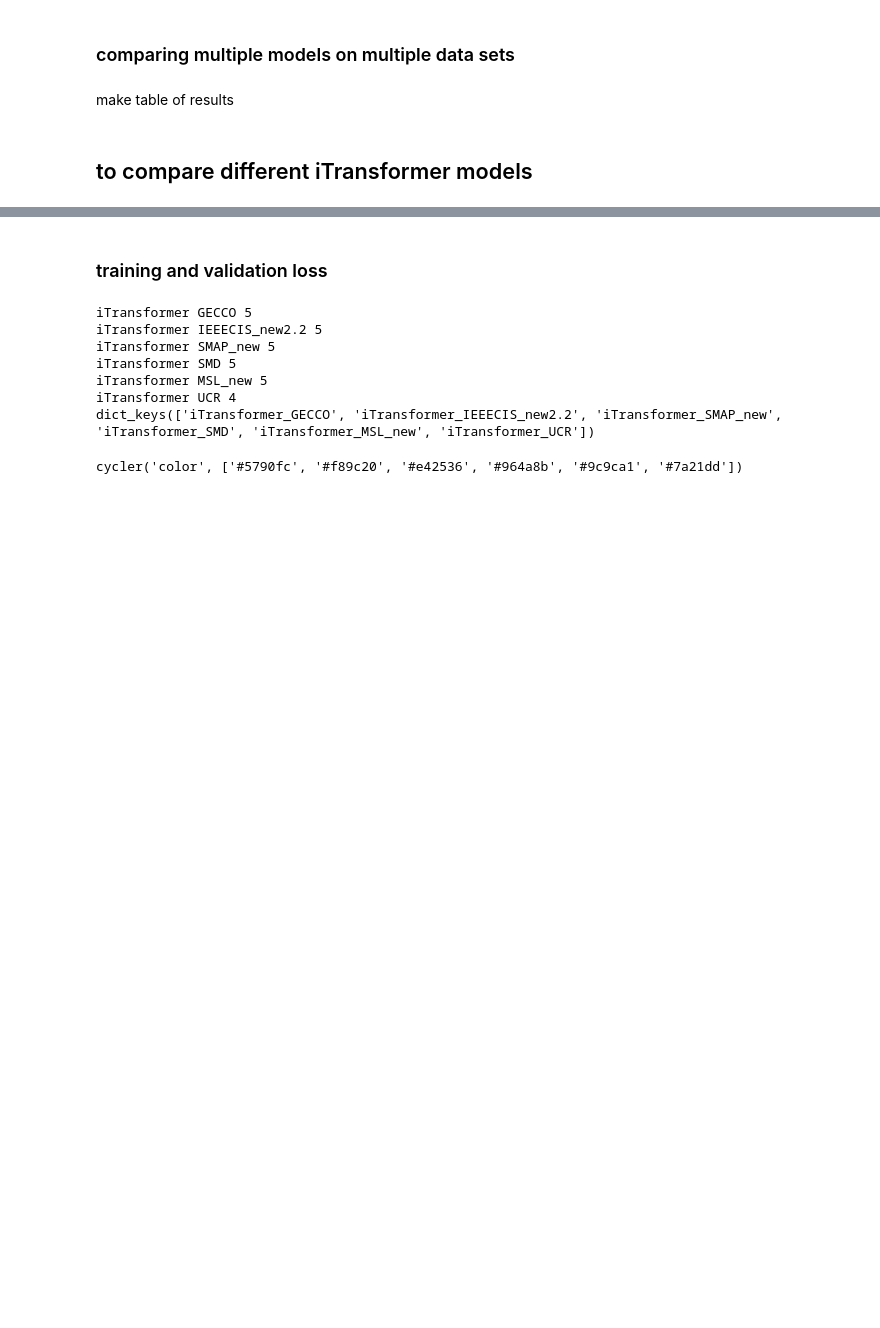
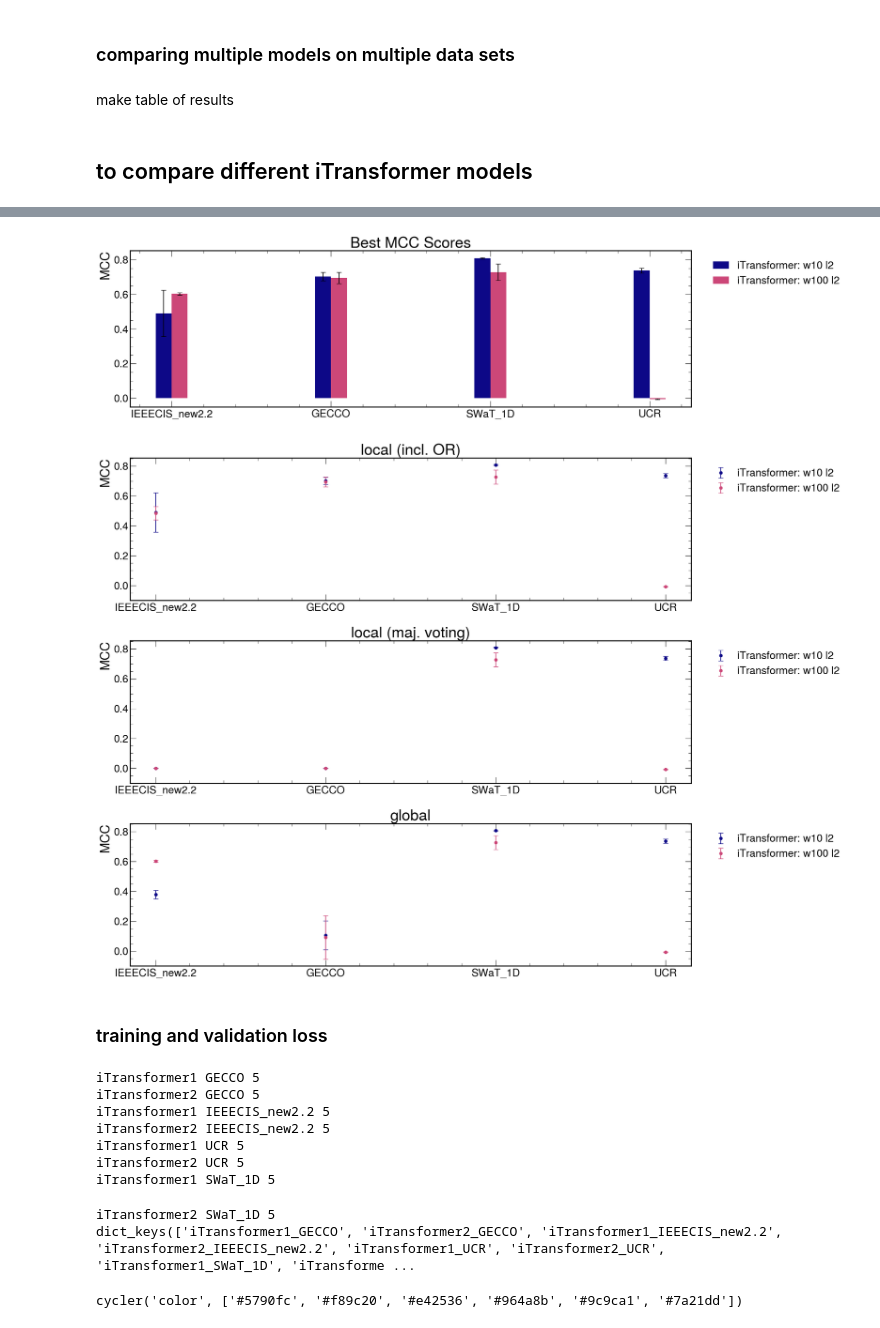
Before and after one commit to PedroKochinski/TSAD_from_laurab222, a Jupyter notebook: visualise.ipynb, the cells around one changed output, grey strips where cells are left out. Cells and saved outputs as stored; diff of their text form; code cells hidden in the pictures; blank space fills up the shorter version.

```diff
--- a/visualise.ipynb
+++ b/visualise.ipynb
@@ -1666,22 +1759,25 @@ def plot_best_MSE_mean_std(results, datasets, models, metric='test loss', name=N
 # %%
 modes = ['local (incl. OR)', 'local (maj. voting)', 'global']
 # %%
-data3 = ['IEEECIS_new2.2', 'GECCO',  'SMD', 'SMAP_new', 'MSL_new', 'UCR']
+data3 = ['IEEECIS_new2.2', 'GECCO', 'SWaT_1D', 'UCR']
 # ['ATLAS_TS', 'IEEECIS_new2.2', 'GECCO6', 'SMD', 'SMAP_new', 'MSL_new', 'SWaT', 'UCR'] #'ATLAS_TS',
-models3 = ['iTransformer3', 'iTransformer4', 'TranAD']  #, 'MAD_GAN', 'OmniAnomaly', 'LSTM_AE', 'DAGMM', 'USAD']
+models3 = ['iTransformer3', 'iTransformer4']  #'TranAD', 'MAD_GAN', 'OmniAnomaly', 'LSTM_AE', 'DAGMM', 'USAD']
 # ['iTransformer3', 'iTransformer5', 'iTransformer7', 'iTransformer10', 'TranAD']
 # ['iTransformer4', 'iTransformer8', 'iTransformer6', 'iTransformer9', 'iTransformer11', 'TranAD']
 # ['iTransformer3', 'iTransformer5', 'iTransformer7', 'TranAD']
 # ['iTransformer4', 'iTransformer8', 'iTransformer6', 'iTransformer9', 'TranAD']
 lab = [config[m]['lab'] for m in models3]
 
 name = None  # 'rep5_new_all'
-plot_best_scores_mean_std(results_mean_std, data3, models3, metric='MCC', labels=lab, name=name)
-plot_scores_mean_std(results_mean_std, modes, data3, models3, metric='MCC', labels=lab, name=name)
+plot_best_scores_mean_std_box(results_mean_std, data3, models3, metric='MCC', labels=lab, name=name)
+plot_scores_mean_std_box(results_mean_std, modes, data3, models3, metric='MCC', labels=lab, name=name)
 # plot_best_scores_mean_std(results_mean_std, data3, models3, metric='ROC/AUC', labels=lab, name=name)
 # plot_scores_mean_std(results_mean_std, modes, data3, models3, metric='ROC/AUC', labels=lab, name=name)
 # plot_best_scores_mean_std(results_mean_std, data3, models3, metric='f1', labels=lab, name=name)
 # plot_scores_mean_std(results_mean_std, modes, data3, models3, metric='f1', labels=lab, name=name)
+# %% [output]
+[figure, added]
+[figure, added]
 # %%
 data41 = ['ATLAS_TS', 'IEEECIS_new2.2', 'GECCO6']
 data42 = ['MSL_new', 'SMAP_new', 'SMD', 'SWaT', 'UCR']
@@ -1743,7 +1839,7 @@ config = {
 }
 # %%
-datasets = ['GECCO', 'IEEECIS_new2.2', 'SMAP_new', 'SMD', 'MSL_new', 'UCR', ]
-models = ['iTransformer' ]  # 'TranAD'
+datasets = ['GECCO', 'IEEECIS_new2.2', 'UCR', 'SWaT_1D']
+models = ['iTransformer1', 'iTransformer2']  # 'TranAD'
 
 
 all_paths = []
@@ -1751,9 +1847,9 @@ losses = {}
 for dataset in datasets:
     for model in models:
         if 'iTransformer' in model and model != 'iTransformer':
-            paths = glob.glob(f'iTransformer/iTransformer_{dataset}')
+            paths = glob.glob(f'iTransformer_results_lxplus/iTransformer_{dataset}')
         else:
-            paths = glob.glob(f'{model}/{model}_{dataset}')
+            paths = glob.glob(f'{model}_results_lxplus/{model}_{dataset}')
         all_paths.extend(paths)
         if not paths:
             print(f'No paths found for {model} on {dataset}')
@@ -1793,13 +1889,15 @@ for dataset in datasets:
 print(losses.keys())
 # print(len(losses['iTransformer_GECCO']['val_loss']), len(losses['iTransformer_GECCO']['val_loss'][0]))
 # %% [output]
-iTransformer GECCO 5
-iTransformer IEEECIS_new2.2 5
-iTransformer SMAP_new 5
-iTransformer SMD 5
-iTransformer MSL_new 5
-iTransformer UCR 4
-dict_keys(['iTransformer_GECCO', 'iTransformer_IEEECIS_new2.2', 'iTransformer_SMAP_new', 'iTransformer_SMD', 'iTransformer_MSL_new', 'iTransformer_UCR'])
+iTransformer1 GECCO 5
+iTransformer2 GECCO 5
+iTransformer1 IEEECIS_new2.2 5
+iTransformer2 IEEECIS_new2.2 5
+iTransformer1 UCR 5
+iTransformer2 UCR 5
+iTransformer1 SWaT_1D 5
+iTransformer2 SWaT_1D 5
+dict_keys(['iTransformer1_GECCO', 'iTransformer2_GECCO', 'iTransformer1_IEEECIS_new2.2', 'iTransformer2_IEEECIS_new2.2', 'iTransformer1_UCR', 'iTransformer2_UCR', 'iTransformer1_SWaT_1D', 'iTransforme ...
 # %%
 from cycler import cycler
 current_cycler = plt.rcParams['axes.prop_cycle']
```
Also changed, not shown: parts of 7 cells of this notebook, 1 other file.
